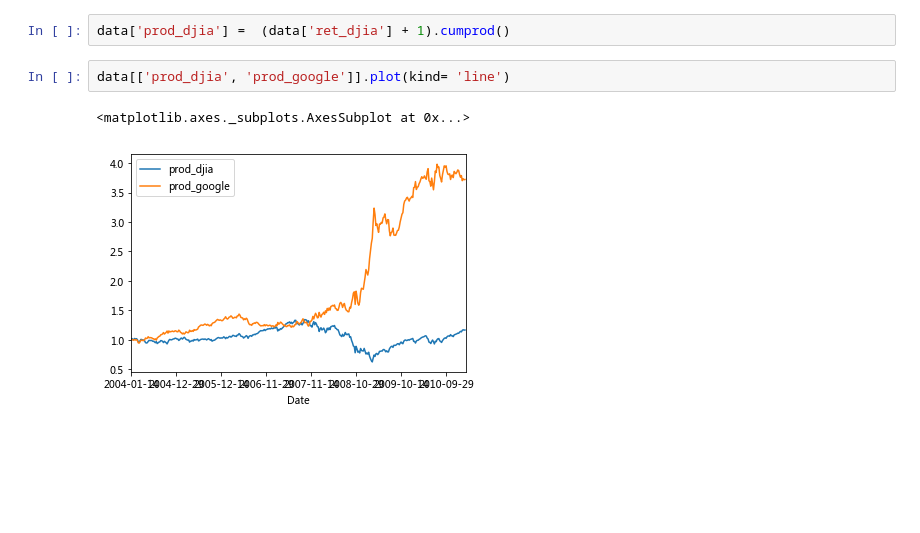
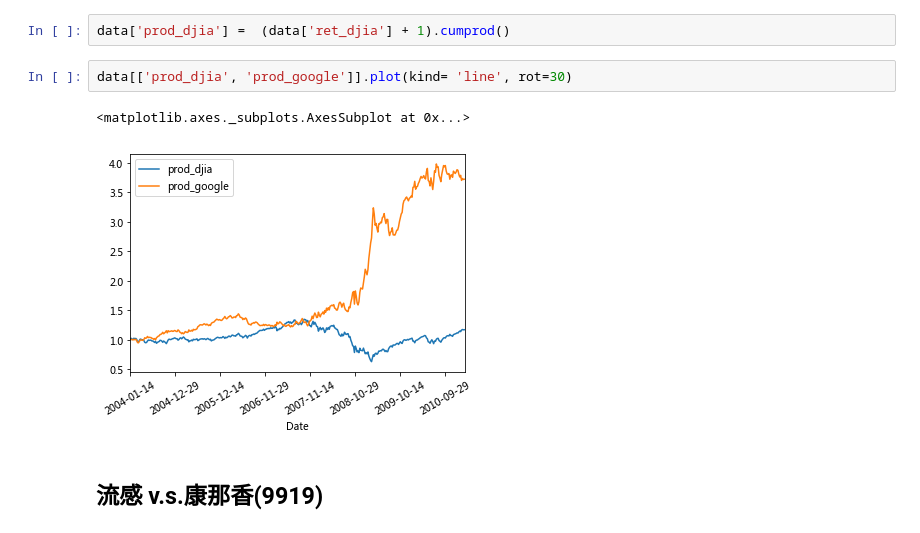
Before and after one commit to ywchiu/pyfinance, a Jupyter notebook: Demo20170430_afternoon.ipynb, the cells around one changed output. Cells and saved outputs as stored; diff of their text form; blank space fills up the shorter version.

```diff
--- a/Demo20170430_afternoon.ipynb
+++ b/Demo20170430_afternoon.ipynb
@@ -352,7 +352,9 @@ data['prod_google'] =  (data['ret_google'] + 1).cumprod()
 # %%
 data['prod_djia'] =  (data['ret_djia'] + 1).cumprod()
 # %%
-data[['prod_djia', 'prod_google']].plot(kind= 'line')
+data[['prod_djia', 'prod_google']].plot(kind= 'line', rot=30)
 # %% [output]
 <matplotlib.axes._subplots.AxesSubplot at 0x...>
-[figure, old version]
+[figure, new version]
+# %% [markdown]
+## 流感 v.s.康那香(9919)
```
Also changed, not shown: 1 other file.
